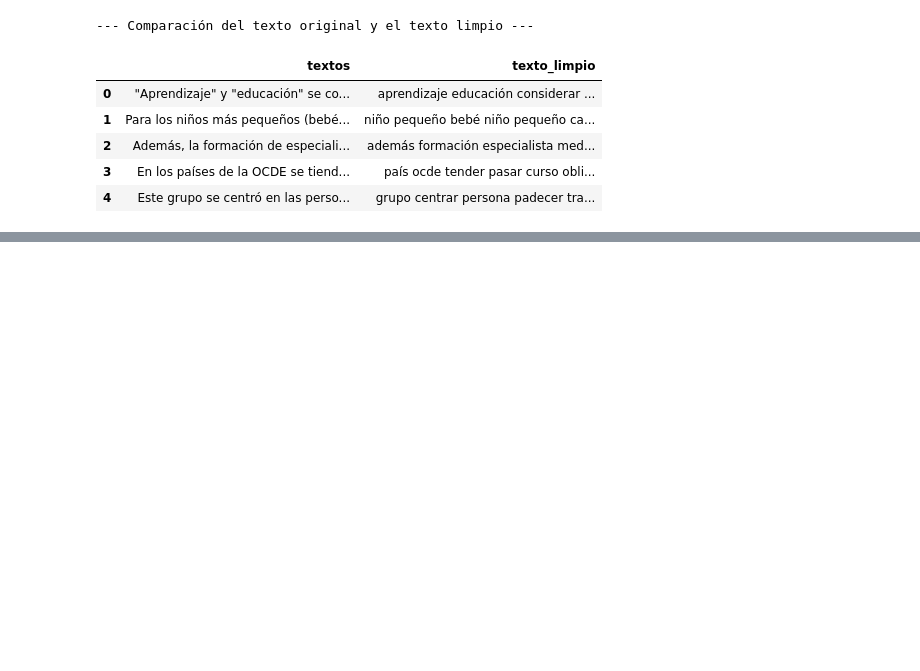
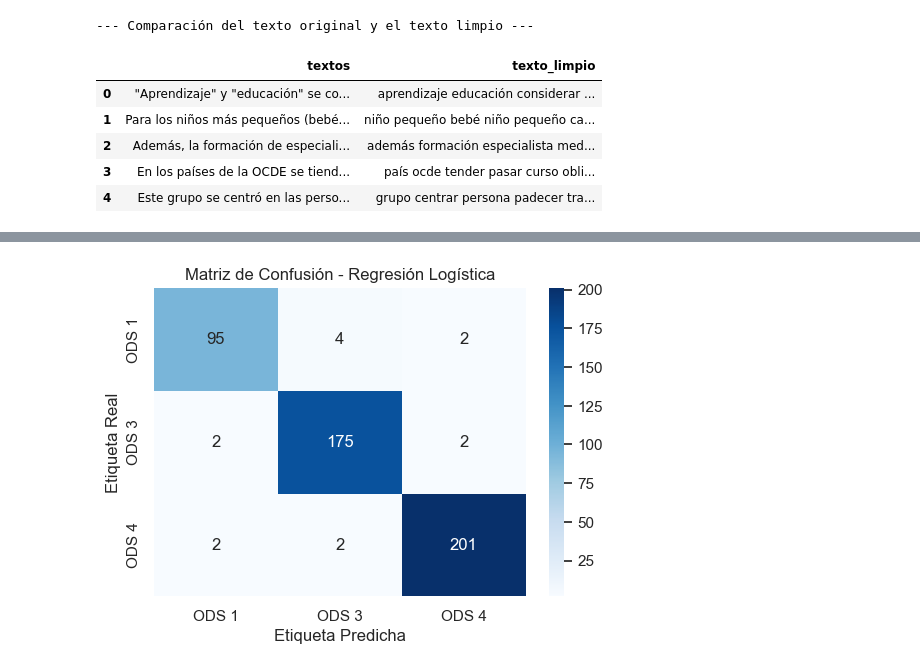
Before and after one commit to renegade93/BI-proyecto1-2025, a Jupyter notebook: Proyecto.ipynb, the cells around one changed output, grey strips where cells are left out. Saved outputs shown, nothing was run; the diff lists cells and outputs as text; code cells hidden in the pictures; blank space fills up the shorter version.

Commit message:
Modelos entrenados, smout, excel, palabras más influyentes por ODS

```diff
--- a/Proyecto.ipynb
+++ b/Proyecto.ipynb
@@ -165,0 +157,13 @@ display(df[['textos', 'texto_limpio']].head())
+# %%
+from sklearn.model_selection import train_test_split
+
+X_train, X_test, y_train, y_test = train_test_split(
+    X,
+    y,
+    test_size=0.2,
+    random_state=42,
+    stratify=y
+)
+
+print("Distribución de clases en el conjunto de entrenamiento (antes de SMOTE):")
+print(y_train.value_counts())
@@ -165,0 +310,66 @@ display(df[['textos', 'texto_limpio']].head())
+# %%
+from sklearn.metrics import classification_report, confusion_matrix
+import seaborn as sns
+import matplotlib.pyplot as plt
+
+best_lr_model = grid_search_lr.best_estimator_
+best_nb_model = grid_search_nb.best_estimator_
+best_svc_model = grid_search_svc.best_estimator_
+
+
+# --- 1. Evaluación de Regresión Logística ---
+print("="*40)
+print("  Resultados Finales: Regresión Logística")
+print("="*40)
+y_pred_lr = best_lr_model.predict(X_test)
+print(classification_report(y_test, y_pred_lr, target_names=['ODS 1 (Pobreza)', 'ODS 3 (Salud)', 'ODS 4 (Educación)']))
+
+# Matriz de confusión
+cm_lr = confusion_matrix(y_test, y_pred_lr)
+plt.figure(figsize=(6, 4))
+sns.heatmap(cm_lr, annot=True, fmt='d', cmap='Blues',
+            xticklabels=['ODS 1', 'ODS 3', 'ODS 4'],
+            yticklabels=['ODS 1', 'ODS 3', 'ODS 4'])
+plt.title('Matriz de Confusión - Regresión Logística')
+plt.ylabel('Etiqueta Real')
+plt.xlabel('Etiqueta Predicha')
+plt.show()
+
+
+# --- 2. Evaluación de Naive Bayes ---
+print("\n" + "="*40)
+print("    Resultados Finales: Naive Bayes")
+print("="*40)
+y_pred_nb = best_nb_model.predict(X_test)
+print(classification_report(y_test, y_pred_nb, target_names=['ODS 1 (Pobreza)', 'ODS 3 (Salud)', 'ODS 4 (Educación)']))
+
+# Matriz de confusión
+cm_nb = confusion_matrix(y_test, y_pred_nb)
+plt.figure(figsize=(6, 4))
+sns.heatmap(cm_nb, annot=True, fmt='d', cmap='Greens',
+            xticklabels=['ODS 1', 'ODS 3', 'ODS 4'],
+            yticklabels=['ODS 1', 'ODS 3', 'ODS 4'])
+plt.title('Matriz de Confusión - Naive Bayes')
+plt.ylabel('Etiqueta Real')
+plt.xlabel('Etiqueta Predicha')
+plt.show()
+
+
+# --- 3. Evaluación de SVM (LinearSVC) ---
+print("\n" + "="*40)
+print("     Resultados Finales: SVM (LinearSVC)")
+print("="*40)
+y_pred_svc = best_svc_model.predict(X_test)
+print(classification_report(y_test, y_pred_svc, target_names=['ODS 1 (Pobreza)', 'ODS 3 (Salud)', 'ODS 4 (Educación)']))
+
+# Matriz de confusión
+cm_svc = confusion_matrix(y_test, y_pred_svc)
+plt.figure(figsize=(6, 4))
+sns.heatmap(cm_svc, annot=True, fmt='d', cmap='Oranges',
+            xticklabels=['ODS 1', 'ODS 3', 'ODS 4'],
+            yticklabels=['ODS 1', 'ODS 3', 'ODS 4'])
+plt.title('Matriz de Confusión - SVM (LinearSVC)')
+plt.ylabel('Etiqueta Real')
+plt.xlabel('Etiqueta Predicha')
+plt.show()
+# %% [output]
@@ -165,0 +388 @@ display(df[['textos', 'texto_limpio']].head())
+[figure, added]
```
Also changed, not shown: parts of 12 cells of this notebook, 1 other file.
